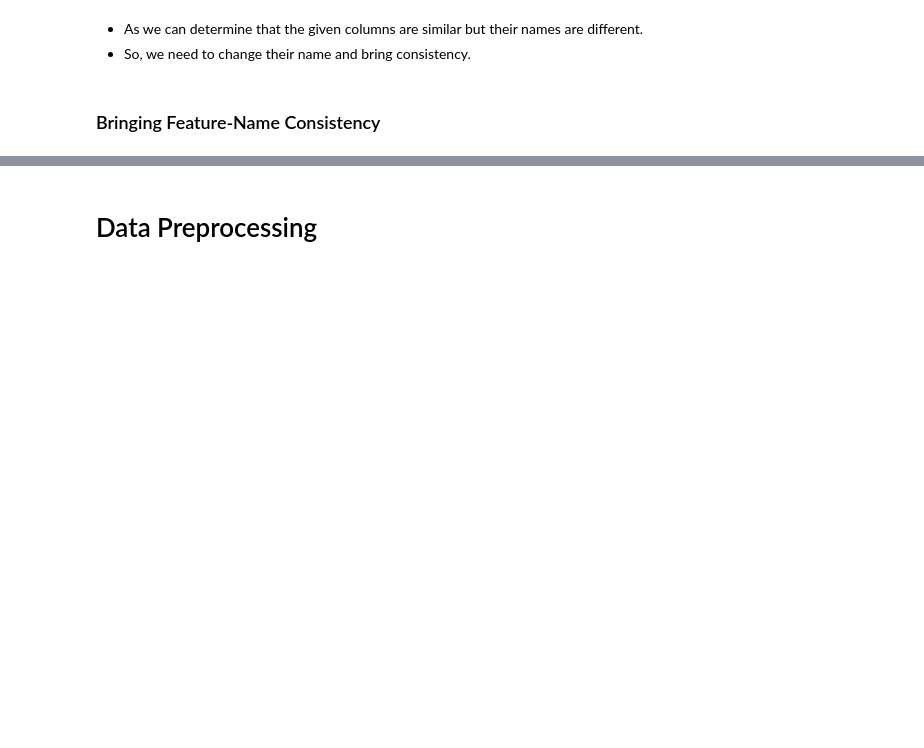
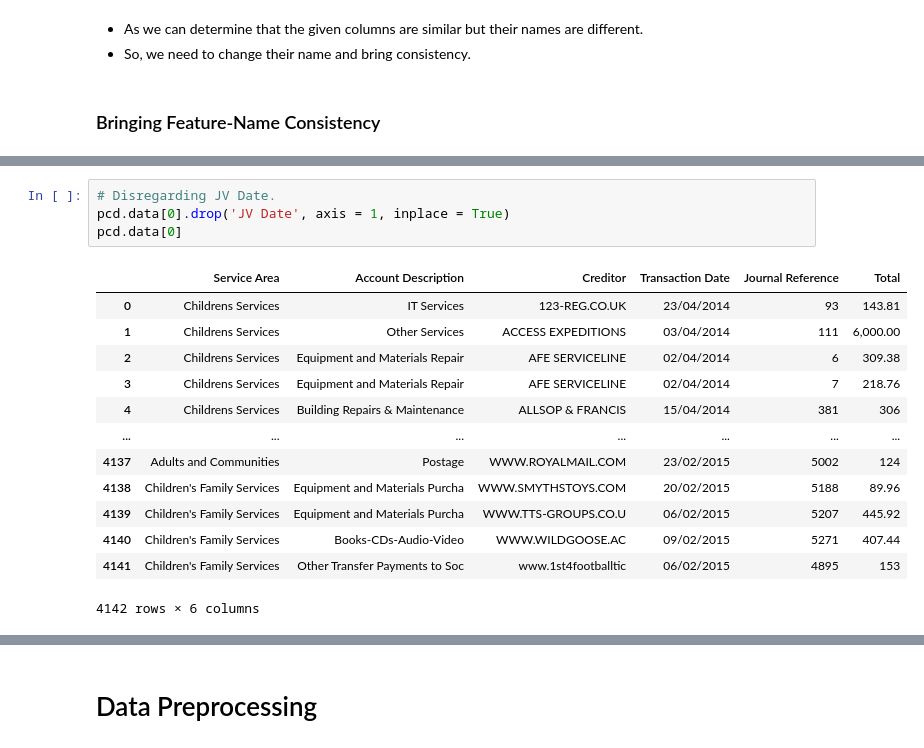
Before and after one commit to rachit-bhatt/Barnet-Borough-Credit-Card-Insights, a Jupyter notebook: Barnet Borough Credit Card Insights.ipynb, the cells around one changed output, grey strips where cells are left out. Saved outputs shown, nothing was run; the diff lists cells and outputs as text; blank space fills up the shorter version.

```diff
--- a/Barnet Borough Credit Card Insights.ipynb
+++ b/Barnet Borough Credit Card Insights.ipynb
@@ -288,0 +336,18 @@ pcd.data
+# %%
+# Disregarding JV Date.
+pcd.data[0].drop('JV Date', axis = 1, inplace = True)
+pcd.data[0]
+# %% [output]
+|  | Service Area | Account Description | Creditor | Transaction Date | Journal Reference | Total |
+| 0 | Childrens Services | IT Services | 123-REG.CO.UK | 23/04/2014 | 93 | 143.81 |
+| 1 | Childrens Services | Other Services | ACCESS EXPEDITIONS | 03/04/2014 | 111 | 6,000.00 |
+| 2 | Childrens Services | Equipment and Materials Repair | AFE SERVICELINE | 02/04/2014 | 6 | 309.38 |
+| 3 | Childrens Services | Equipment and Materials Repair | AFE SERVICELINE | 02/04/2014 | 7 | 218.76 |
+| 4 | Childrens Services | Building Repairs & Maintenance | ALLSOP & FRANCIS | 15/04/2014 | 381 | 306 |
+| ... | ... | ... | ... | ... | ... | ... |
+| 4137 | Adults and Communities | Postage | WWW.ROYALMAIL.COM | 23/02/2015 | 5002 | 124 |
+| 4138 | Children's Family Services | Equipment and Materials Purcha | WWW.SMYTHSTOYS.COM | 20/02/2015 | 5188 | 89.96 |
+| 4139 | Children's Family Services | Equipment and Materials Purcha | WWW.TTS-GROUPS.CO.U | 06/02/2015 | 5207 | 445.92 |
+| 4140 | Children's Family Services | Books-CDs-Audio-Video | WWW.WILDGOOSE.AC | 09/02/2015 | 5271 | 407.44 |
+| 4141 | Children's Family Services | Other Transfer Payments to Soc | www.1st4footballtic | 06/02/2015 | 4895 | 153 |
+4142 rows × 6 columns
```
Also changed, not shown: parts of 19 cells of this notebook.
